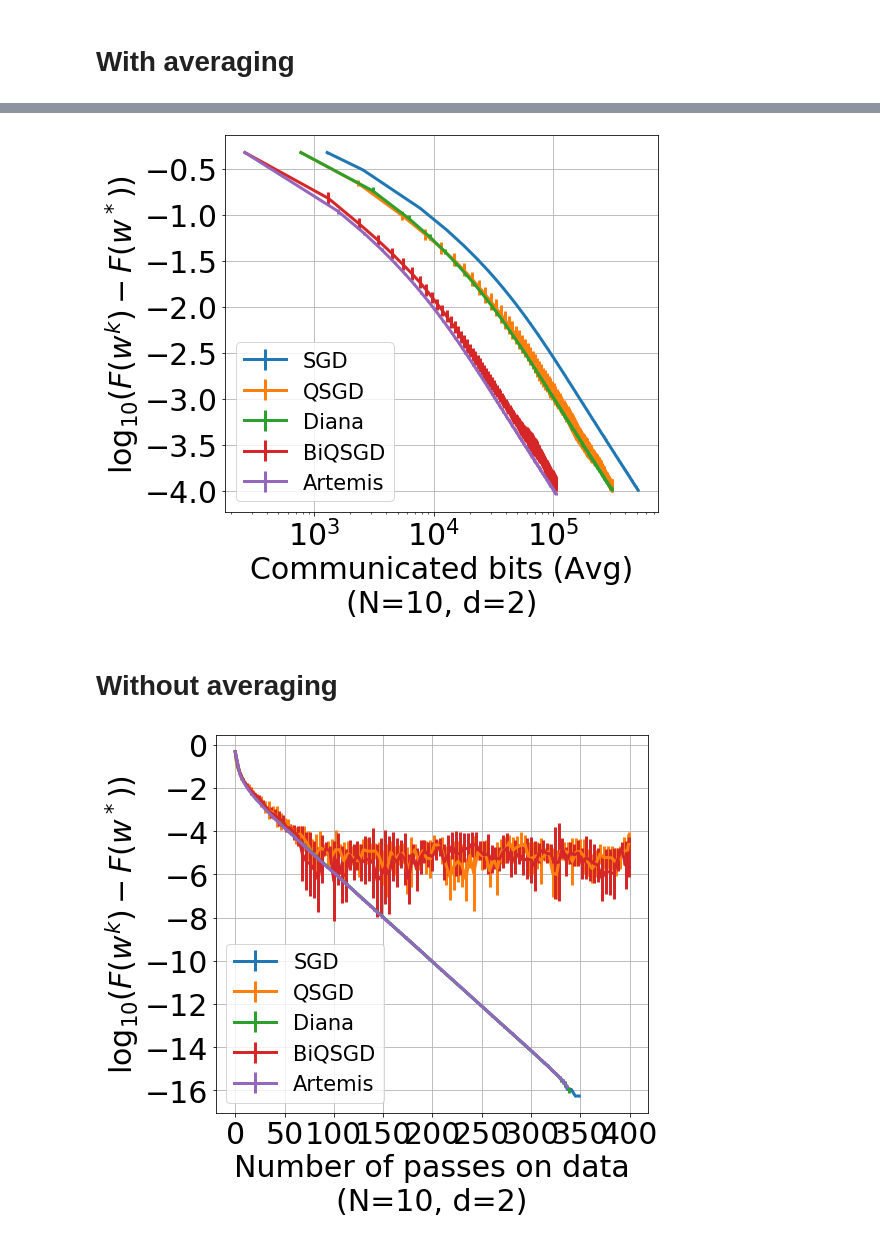
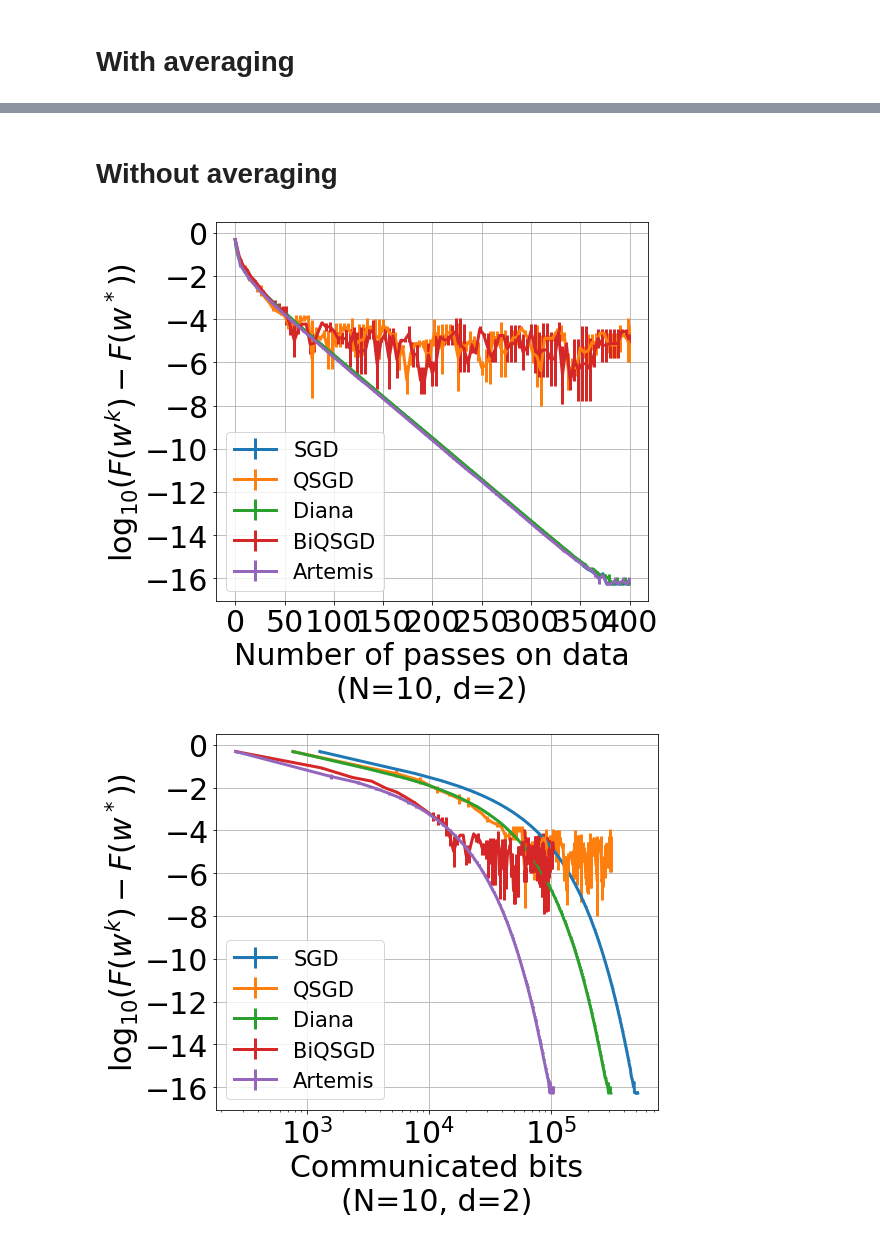
Before and after one commit to philipco/artemis-bidirectional-compression, a Jupyter notebook: notebook/logistic_deterministic.ipynb, the cells around one changed output, grey strips where cells are left out. Drawn from its saved outputs; the diff is of its cells as text; code cells hidden in the pictures.

```diff
--- a/notebook/logistic_deterministic.ipynb
+++ b/notebook/logistic_deterministic.ipynb
@@ -116,19 +120,13 @@ plot_error_dist(res.get_loss(obj, averaged=True), res.names, res.nb_devices_for_
-# %%
-plot_error_dist(res.get_loss(obj, averaged=True), res.names, res.nb_devices_for_the_run, dim_notebook,
-                x_points=res.X_number_of_bits, all_error=res.get_std(obj, averaged=True), x_legend="Communicated bits (Avg)")
-# %% [output]
-[figure, removed]
 # %% [markdown]
 # Without averaging
 # %%
-(X,Y) = pickle_loader(filename + "-data")
-myX = X[:nb_devices_for_the_run]
-myY = Y[:nb_devices_for_the_run]
-obj_min_by_N = pickle_loader(filename + "-obj_min")
+obj = pickle_loader(filename + "-obj_min")
 res = pickle_loader(filename + "-descent")
-obj = obj_min_by_N[len(myX)]
 
 plot_error_dist(res.get_loss(obj), res.names, res.nb_devices_for_the_run, dim_notebook,
                all_error=res.get_std(obj))
+plot_error_dist(res.get_loss(obj), res.names, res.nb_devices_for_the_run, dim_notebook,
+                x_points=res.X_number_of_bits, x_legend="Communicated bits", all_error=res.get_std(obj))
 # %% [output]
-[figure, old version]
+[figure, new version]
+[figure, added]
```
Also changed, not shown: parts of 8 cells of this notebook, 7 other files.
